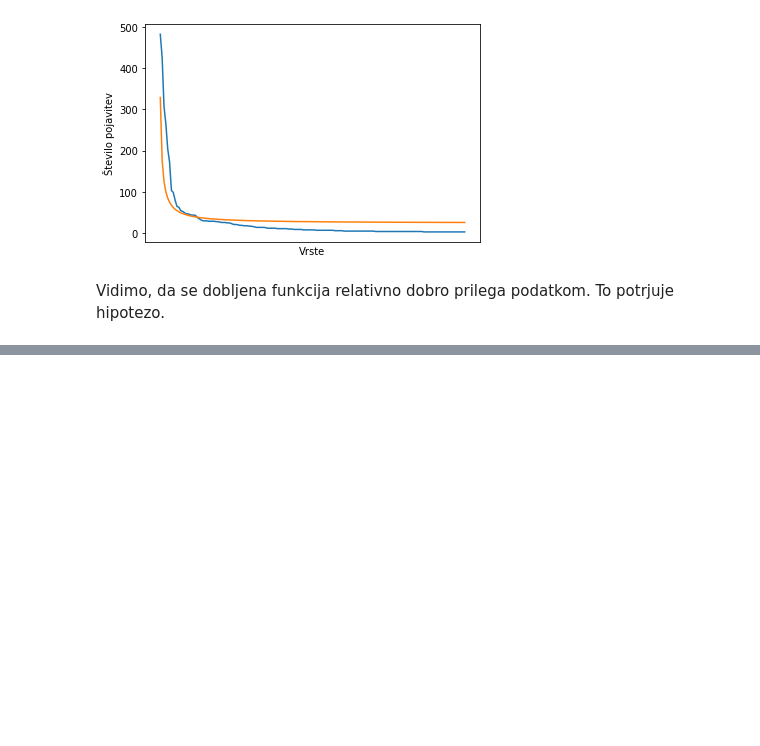
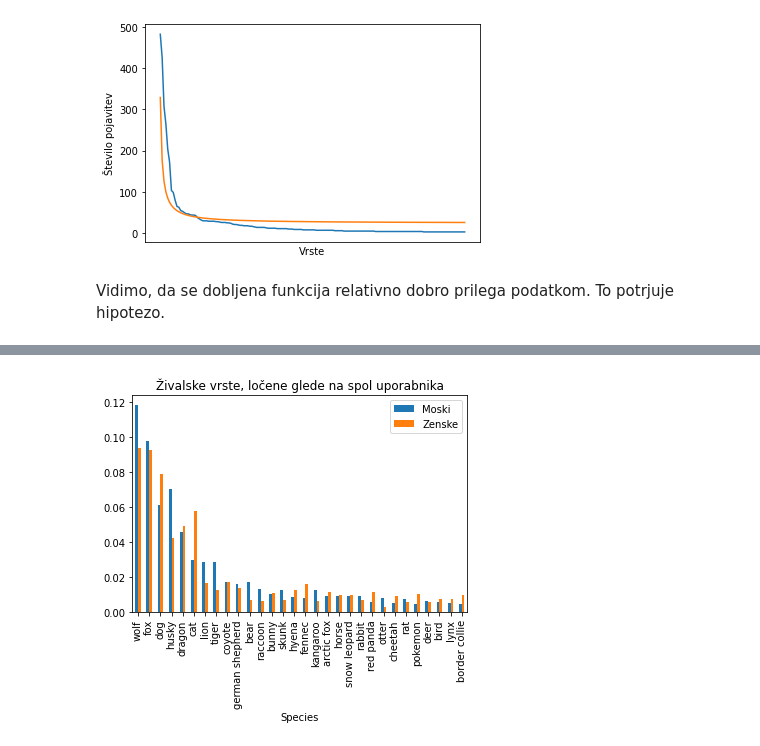
Before and after one commit to TimonNajdovski/Analiza-Furryjev, a Jupyter notebook: analiza_furs.ipynb, the cells around one changed output, grey strips where cells are left out. Drawn from its saved outputs; the diff is of its cells as text; code cells hidden in the pictures; blank space fills up the shorter version.

```diff
--- a/analiza_furs.ipynb
+++ b/analiza_furs.ipynb
@@ -134,0 +150,13 @@ dtype: int64
+# %%
+def is_male(x):
+    return x == "Male" or x == "Trans FM"
+def is_female(x):
+    return x == "Female" or x == "Trans MF"
+
+Filter1 = furs["Owner_Gender"].apply(is_male)
+Filtered1 = furs[Filter1].groupby('Fur_Gender').size().sort_values(ascending=False).to_frame("Male users")
+
+Filter2 = furs["Owner_Gender"].apply(is_female)
+Filtered2 = furs[Filter2].groupby('Fur_Gender').size().sort_values(ascending=False).to_frame("Female users")
+
+Filtered1.merge(Filtered2, on='Fur_Gender')
@@ -134,0 +182,14 @@ dtype: int64
+# %%
+def procent_men_u(x):
+    return x/2639
+def procent_women_u(x):
+    return x/1551
+
+Moski_u = furs[Filter1].groupby('Species').size().apply(procent_men_u).to_frame(name="Moski")
+Zenske_u = furs[Filter2].groupby('Species').size().apply(procent_women_u).to_frame(name="Zenske")
+Ordered_u = Count_species.to_frame().merge(Moski_u, how='left', on='Species').merge(Zenske_u, how='left', on='Species')
+Ordered_u[["Moski", "Zenske"]].head(30).plot.bar()
+plt.title("Živalske vrste, ločene glede na spol uporabnika")
+plt.show()
+# %% [output]
+[figure, added]
```
Also changed, not shown: parts of 20 cells of this notebook.
